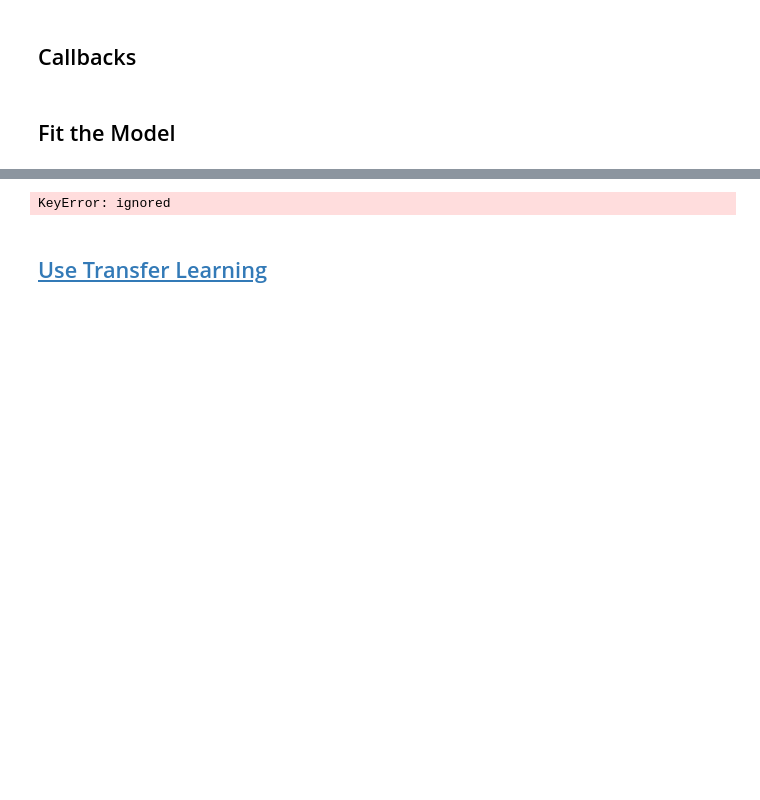
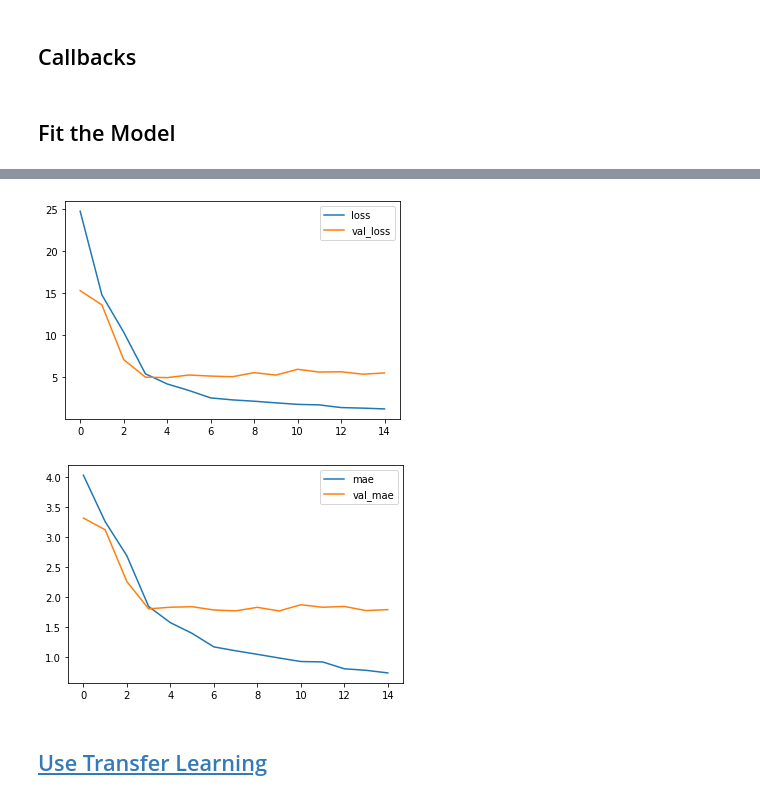
Before and after one commit to educatorsRlearners/book-maturity, a Jupyter notebook: 14_lstm_title.ipynb, the cells around one changed output, grey strips where cells are left out. Cells and saved outputs as stored; diff of their text form; code cells hidden in the pictures; blank space fills up the shorter version.

Commit message:
Completed training all models

```diff
--- a/14_lstm_title.ipynb
+++ b/14_lstm_title.ipynb
@@ -30,7 +30,7 @@ from sklearn.model_selection import StratifiedShuffleSplit
 df = pd.read_csv("/content/drive/My Drive/final_project/book_info_complete.csv")
 # %%
 df = df.dropna(axis=1)
-df["Publication date"] = df["Publication date"].str[-4:].astype(int)
+df["Publication date"] = df["Publication date"].str[-4:]
 df = df.drop("Last updated", axis=1)
 df.info()
 # %% [output]
@@ -52,4 +52,6 @@ dtypes: int64(2), object(7)
 memory usage: 409.1+ KB
+# %%
+df["text"] = df['title'] + " " + df["Genre"] + " " + df["Book type"]+ " " + df["Publication date"]
 # %% [markdown]
 ## Create the splits
 # %%
@@ -64,8 +66,8 @@ def splitter(df):
 # %%
 train_data, test_data = splitter(df)
 # %%
-x_tr, y_tr = train_data['title'].values, train_data["csm_rating"].values
-x_val, y_val = test_data["title"].values, test_data["csm_rating"].values
+x_tr, y_tr = train_data['text'].values, train_data["csm_rating"].values
+x_val, y_val = test_data["text"].values, test_data["csm_rating"].values
 # %%
 print(x_tr.shape, y_tr.shape)
 # %% [output]
@@ -209,15 +211,16 @@ The val_mae is 2.716.
 # %%
-plt.plot(model.history.history["loss"], label="loss");
-plt.plot(model.history.history["val_loss"], label="val_loss");
+plt.plot(history.history["loss"], label="loss");
+plt.plot(history.history["val_loss"], label="val_loss");
 plt.legend();
 plt.show();
 plt.close();
 
-plt.plot(model.history.history["mae"], label="mae");
-plt.plot(model.history.history["val_mae"], label="val_mae");
+plt.plot(history.history["mae"], label="mae");
+plt.plot(history.history["val_mae"], label="val_mae");
 plt.legend();
 # %% [output]
-KeyError: ignored
+[figure, added]
+[figure, added]
 # %% [markdown]
 ## [Use Transfer Learning](https://www.analyticsvidhya.com/blog/2020/03/pretrained-word-embeddings-nlp/)
 # %%
```
Also changed, not shown: parts of 13 cells of this notebook, 4 other files.
